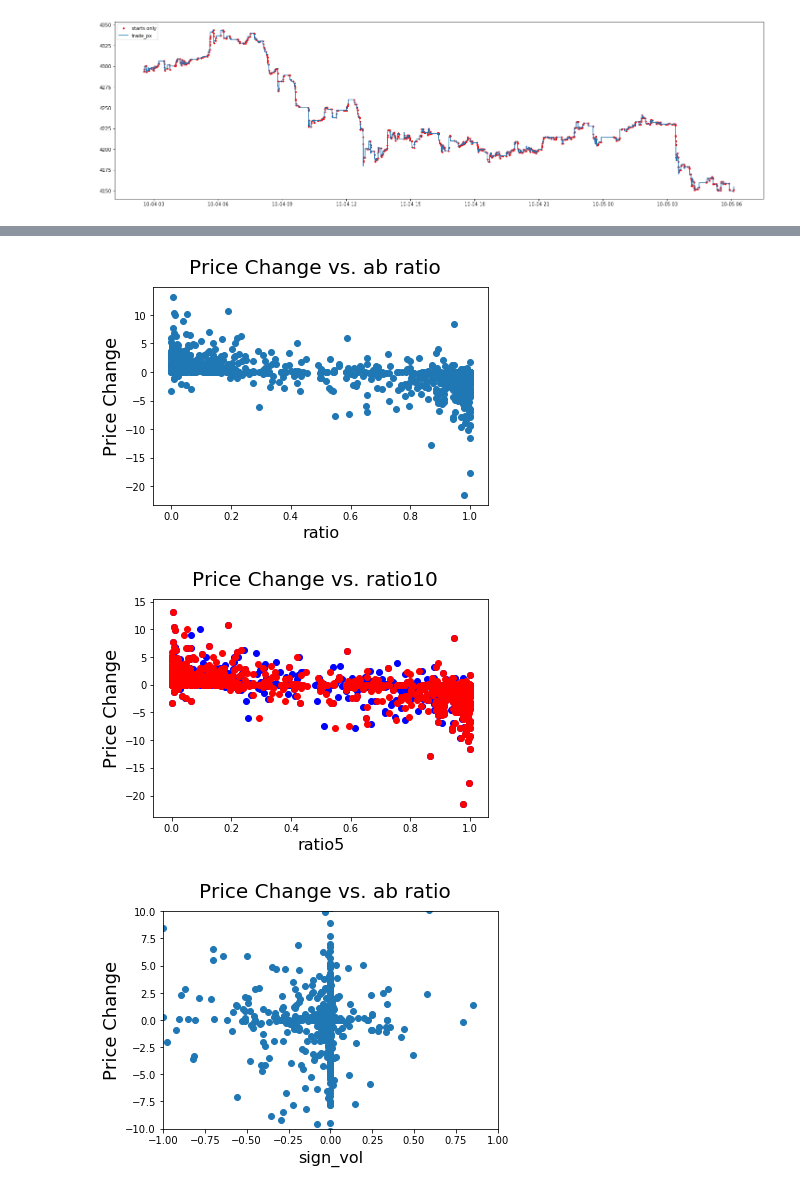
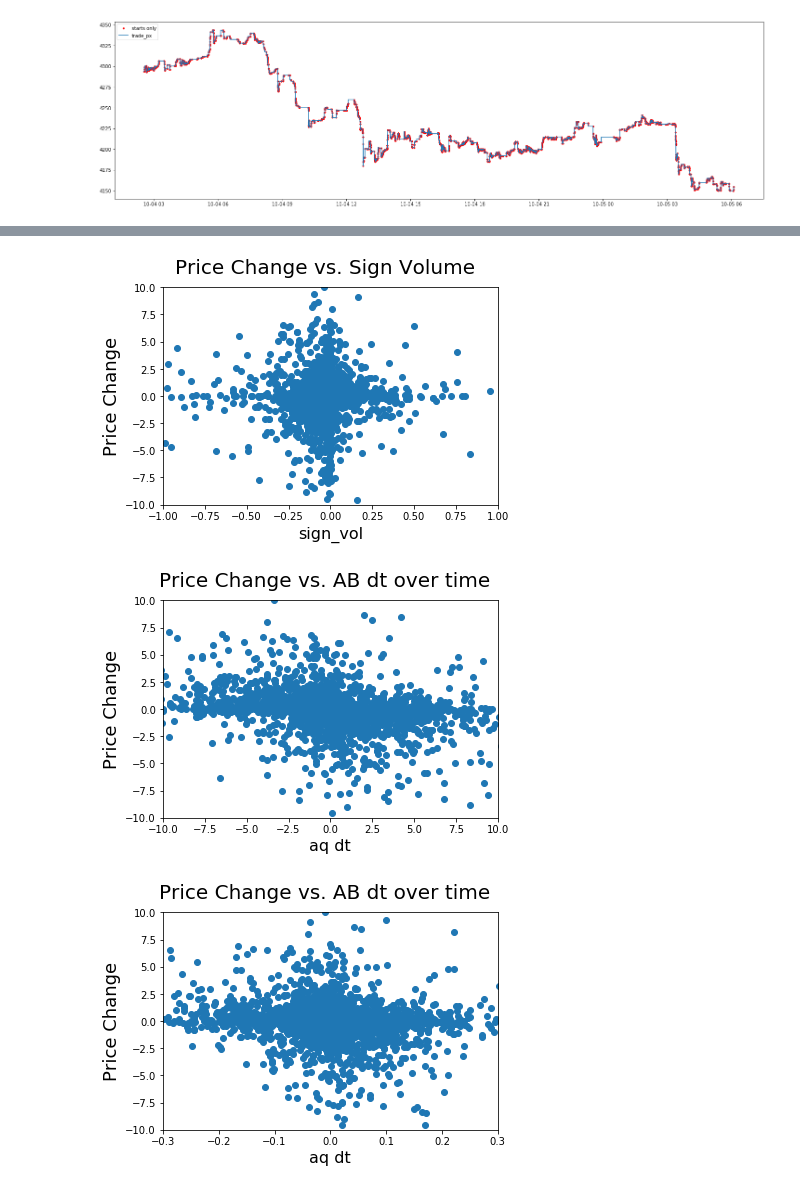
Before and after one commit to XsCpExAlX/Ethereum, a Jupyter notebook: Find Slopes.ipynb, the cells around one changed output, grey strips where cells are left out. Cells and saved outputs as stored; diff of their text form; code cells hidden in the pictures.

```diff
--- a/Find Slopes.ipynb
+++ b/Find Slopes.ipynb
@@ -132,0 +186,6 @@ tdt['diff']=tdt['trade_px'].diff(periods=1).round(8)
+# %%
+sliced = odt[odt['diff'] != 0]
+start = odt[odt['norepeat'] == 0]
+sliced=sliced.iloc[::5]
+start=pd.concat([sliced,start])
+start.head(10)
@@ -133,10 +206,8 @@ tdt['diff']=tdt['trade_px'].diff(periods=1).round(8)
 # %%
 
-tdt['norepeat']=tdt['diff'].loc[tdt['diff'].shift(-1) != 0]
-diff = tdt[tdt['diff'] != 0]
-nans = np.isnan(diff)
-#norepeat = norepeat[np.isfinite(tdt['norepeat'])]
-start = tdt[tdt['norepeat'] == 0]
+
+#norepeat = norepeat[np.isfinite(odt['norepeat'])]
+
 start=start.drop('diff', axis=1)
 start=start.drop('norepeat', axis=1)
-start['zero']=0
+#start['zero']=0
@@ -162,5 +227,5 @@ print(start.columns.values)
 # %%
-start = start[['trade_px', 'future_px', 'abq','abq5','abratio', 'ratio5','sign_vol','trade_volume']]
+start = start[['id','trade_px', 'future_px','abqdt','abqdt^2', 'abq','abq5','abratio', 'ratio5','ratio5dt','sign_vol','trade_volume']]
 # %%
 plt.figure(figsize=(25,7))
 plt.plot(start['trade_px'], label = 'starts only',linestyle='',marker='o',markersize=3,color='red')
@@ -206,7 +269,7 @@ start['price_change']=start['future_px']-start['trade_px']
 #start.head(30)
 start['before price_change']=1
 #start['god_mode']=start['price_change' > 0].sum()
-start['god_mode'] = np.where(start['price_change'] > 0, 0, start['price_change'])
+start['god_mode'] = np.where(start['price_change'] < 0, 0, start['price_change'])
 start['god_mode'] = start['god_mode'].sum()
-start.tail(30)
+start.tail(3)
 # %% [output]
@@ -248,28 +355,31 @@ plt.show()
 # %%
-plt.scatter(start['abratio'], start['price_change'] )
-plt.suptitle('Price Change vs. ab ratio', fontsize=20)
+plt.scatter(start['sign_vol'], start['price_change'] )
+plt.suptitle('Price Change vs. Sign Volume', fontsize=20)
 plt.ylabel('Price Change', fontsize=18)
-plt.xlabel('ratio', fontsize=16)
+plt.xlabel('sign_vol', fontsize=16)
+plt.ylim( (-10, 10) )
+plt.xlim(-1, 1)
 plt.show()
 # %% [output]
-[figure, old version]
+[figure, new version]
 # %%
-plt.scatter(start['ratio5'], start['price_change'],color='blue' )
-plt.scatter(start['abratio'], start['price_change'], color='red' )
-plt.suptitle('Price Change vs. ratio10', fontsize=20)
+plt.scatter(start['abqdt'], start['price_change'] )
+plt.suptitle('Price Change vs. AB dt over time', fontsize=20)
 plt.ylabel('Price Change', fontsize=18)
-plt.xlabel('ratio5', fontsize=16)
+plt.xlabel('aq dt', fontsize=16)
+plt.ylim( (-10, 10) )
+plt.xlim(-10, 10)
 plt.show()
 # %% [output]
-[figure, old version]
+[figure, new version]
 # %%
-plt.scatter(start['sign_vol'], start['price_change'] )
-plt.suptitle('Price Change vs. ab ratio', fontsize=20)
+plt.scatter(start['ratio5dt'], start['price_change'] )
+plt.suptitle('Price Change vs. AB dt over time', fontsize=20)
 plt.ylabel('Price Change', fontsize=18)
-plt.xlabel('sign_vol', fontsize=16)
+plt.xlabel('aq dt', fontsize=16)
 plt.ylim( (-10, 10) )
-plt.xlim(-1, 1)
+plt.xlim(-.3,.3)
 plt.show()
 # %% [output]
-[figure, old version]
+[figure, new version]
 # %%
```
Also changed, not shown: parts of 34 cells of this notebook.
